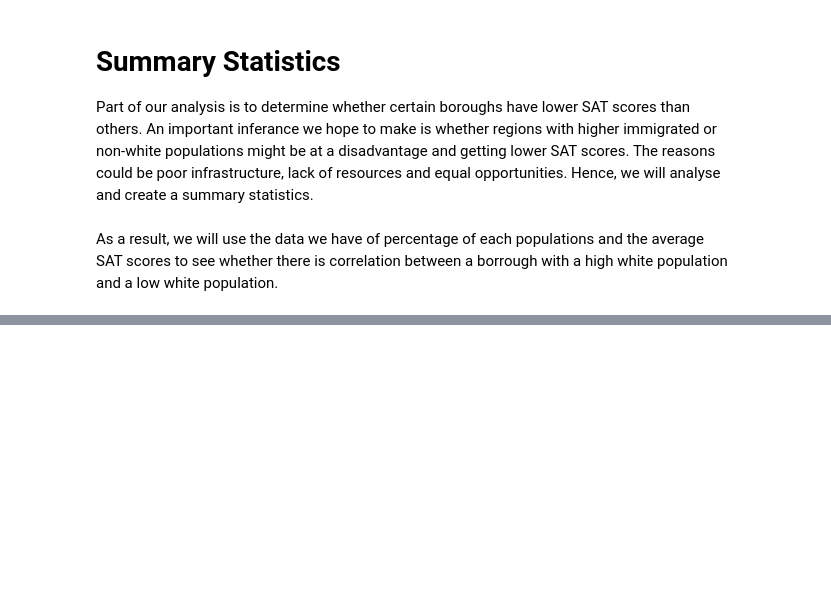
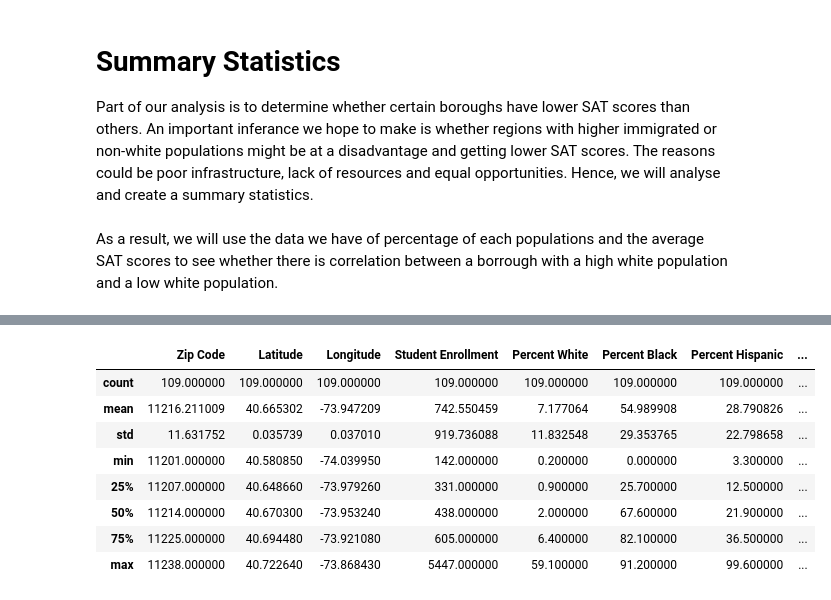
Before and after one commit to ECO225W2022/ECO225-arhammalik1, a Jupyter notebook: Project 1.ipynb, the cells around one changed output, grey strips where cells are left out. Saved outputs shown, nothing was run; the diff lists cells and outputs as text; code cells hidden in the pictures; blank space fills up the shorter version.

```diff
--- a/Project 1.ipynb
+++ b/Project 1.ipynb
@@ -135,0 +127,14 @@ Name: Borough, Length: 374, dtype: object
+# %%
+Brooklyn_SAT = ['Brooklyn']
+df_brooklyn = df2[df2['Borough'].isin(Brooklyn_SAT)]
+df_brooklyn.describe()
+# %% [output]
+|  | Zip Code | Latitude | Longitude | Student Enrollment | Percent White | Percent Black | Percent Hispanic | ... |
+| count | 109.000000 | 109.000000 | 109.000000 | 109.000000 | 109.000000 | 109.000000 | 109.000000 | ... |
+| mean | 11216.211009 | 40.665302 | -73.947209 | 742.550459 | 7.177064 | 54.989908 | 28.790826 | ... |
+| std | 11.631752 | 0.035739 | 0.037010 | 919.736088 | 11.832548 | 29.353765 | 22.798658 | ... |
+| min | 11201.000000 | 40.580850 | -74.039950 | 142.000000 | 0.200000 | 0.000000 | 3.300000 | ... |
+| 25% | 11207.000000 | 40.648660 | -73.979260 | 331.000000 | 0.900000 | 25.700000 | 12.500000 | ... |
+| 50% | 11214.000000 | 40.670300 | -73.953240 | 438.000000 | 2.000000 | 67.600000 | 21.900000 | ... |
+| 75% | 11225.000000 | 40.694480 | -73.921080 | 605.000000 | 6.400000 | 82.100000 | 36.500000 | ... |
+| max | 11238.000000 | 40.722640 | -73.868430 | 5447.000000 | 59.100000 | 91.200000 | 99.600000 | ... |
```
Also changed, not shown: parts of 10 cells of this notebook.
